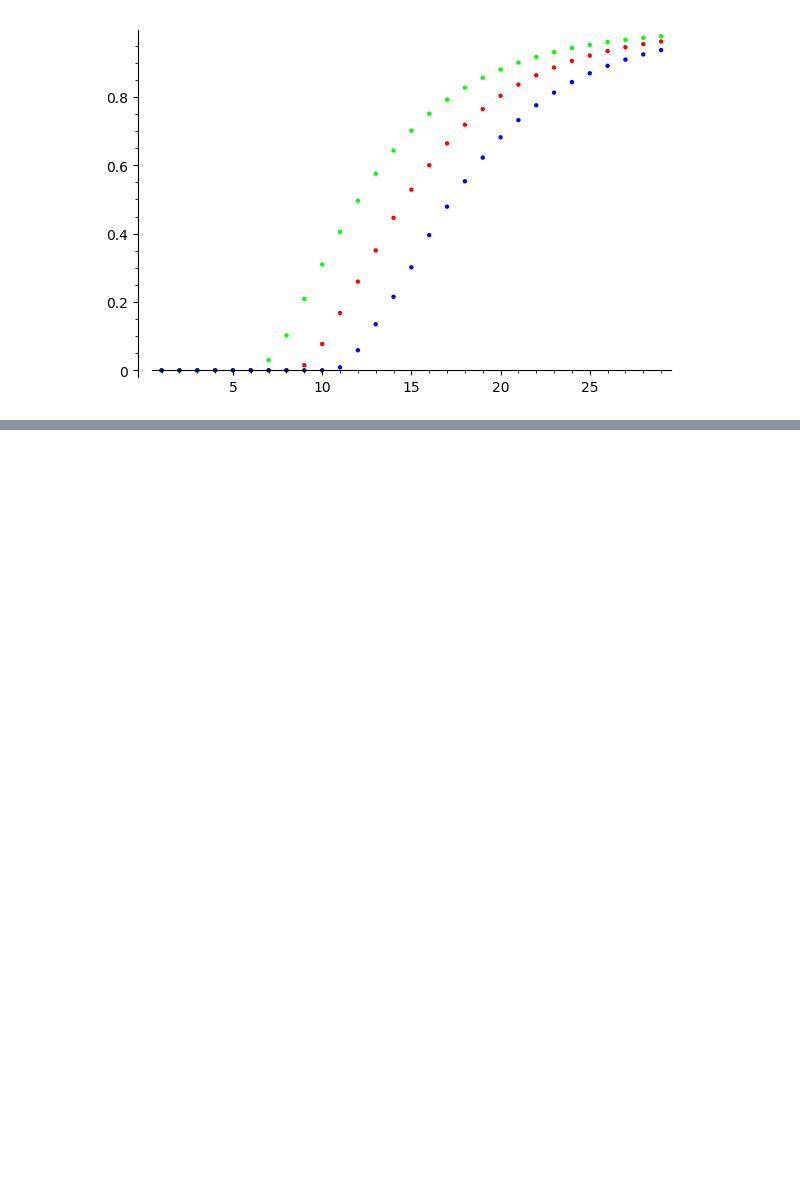
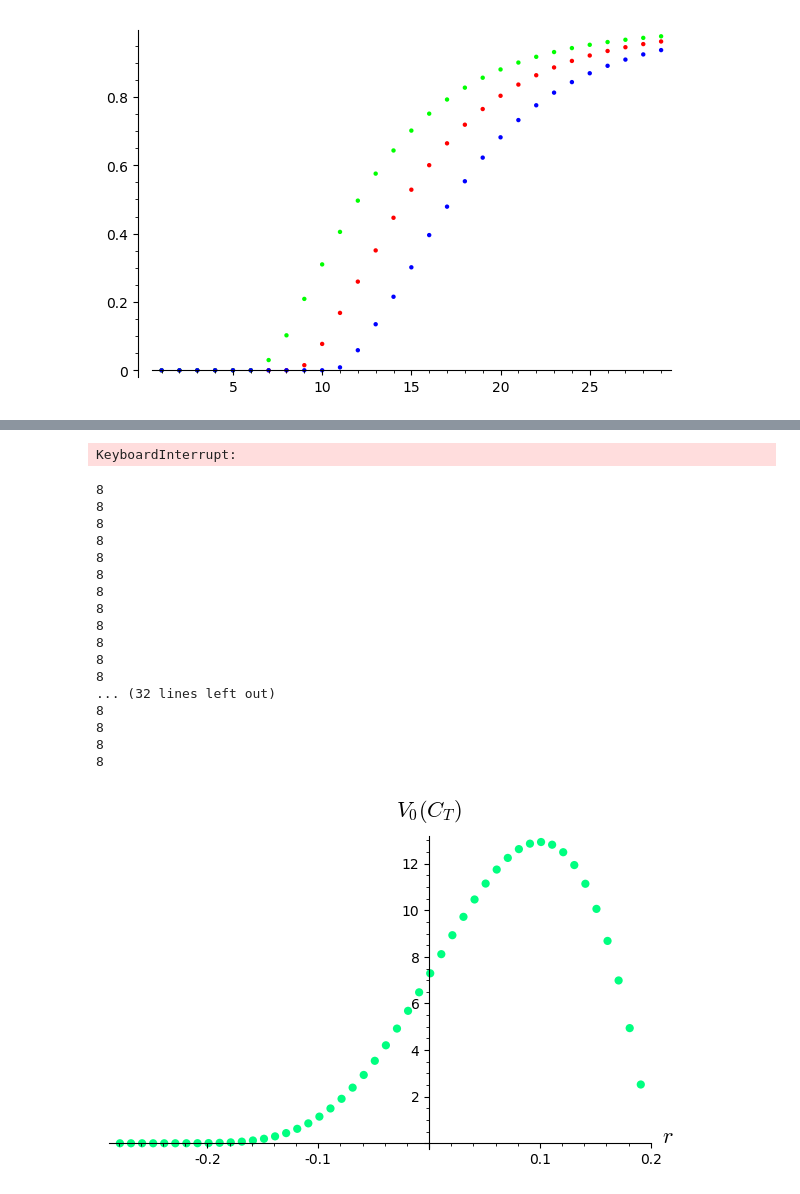
Before and after one commit to PedroMFC/TFG-Maths, a Jupyter notebook: Programa/Valorar_opcion.ipynb, the cells around one changed output, grey strips where cells are left out. Cells and saved outputs as stored; diff of their text form; code cells hidden in the pictures; blank space fills up the shorter version.

```diff
--- a/Programa/Valorar_opcion.ipynb
+++ b/Programa/Valorar_opcion.ipynb
@@ -85,0 +162,27 @@ show(p1+p2+p3)
+# %%
+p1 = point([(S, getV(K, T, S, d, r, u)) for S in srange(23, 33,0.5) ], rgbcolor = (0,0,1), size = 35, axes_labels=['$S_0$','$V_0(C_T)$']);
+show(p1)
+# %% [output]
+KeyboardInterrupt:
+# %%
+p1 = point([(r, getV(K, T, S, d, r, u)) for r in srange(-0.279, 0.199,0.01) ], rgbcolor = (0,1,0.5), size = 35, axes_labels=['$r$','$V_0(C_T)$']);
+show(p1)
+# %% [output]
+8
+8
+8
+8
+8
+8
+8
+8
+8
+8
+8
+8
+... (32 lines left out)
+8
+8
+8
+8
+[figure, added]
```
Also changed, not shown: parts of 15 cells of this notebook, 23 other files.
